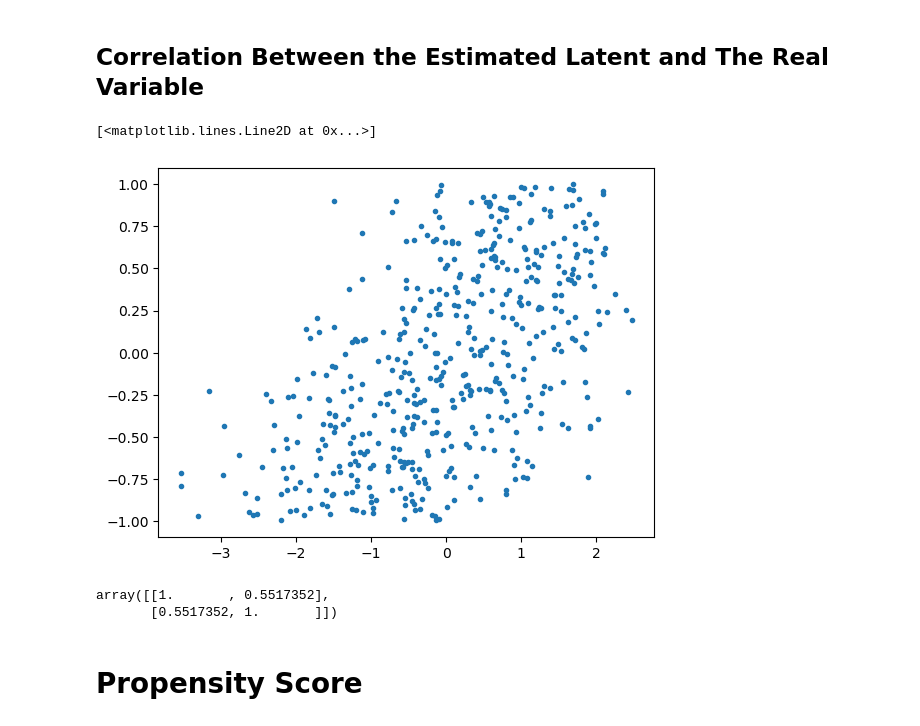
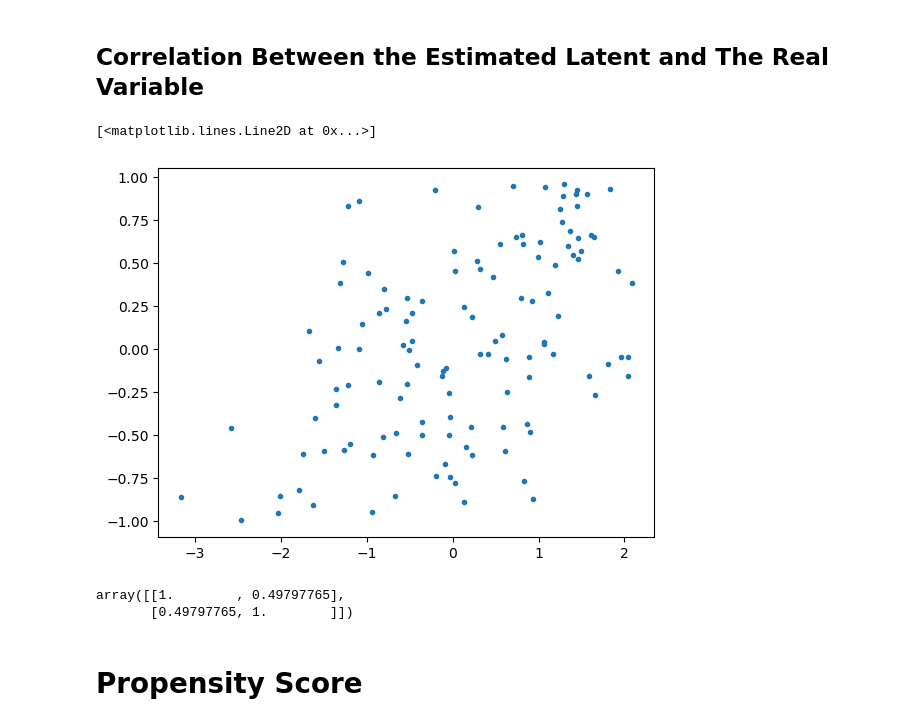
Before and after one commit to Ali-Setareh/SeqGPLVM_FEMSM, a Jupyter notebook: notebooks/model_inspection.ipynb, the cells around one changed output. Drawn from its saved outputs; the diff is of its cells as text; code cells hidden in the pictures.

```diff
--- a/notebooks/model_inspection.ipynb
+++ b/notebooks/model_inspection.ipynb
@@ -57,7 +57,7 @@ splits  = json.loads((cwd/Path(df_manifest["split_file"])).read_text(encoding="u
 train_split = splits["train_ids"]
 val_split   = splits["val_ids"] + splits["test_ids"]
 '''
-train_out = cwd / "results" / "models" / "seqgplvm" / train_id
+train_out = cwd / "results" / "models" / f"{model_name}" / train_id
 ckpt_path = latest_checkpoint_path(train_out)
 payload = load_ckpt_any(ckpt_path, map_location=device)
 manifest = json.loads((train_out / "data_ref.json").read_text(encoding="utf-8"))
@@ -73,6 +73,7 @@ with open(as_path(Path(".") / mani["split_file"]), "r", encoding="utf-8") as f:
     splits = json.load(f)
 
 train_split = splits["train_ids"]
+val_split   = splits["val_ids"] + splits["test_ids"]
 
 
 extra = payload.get("extra")
@@ -174,24 +174,25 @@ plt.show()
 ## Correlation Between the Estimated Latent and The Real Variable
 # %%
 id_col = "patient_id"  # or "patient_id"
+
 uniq_ids = df[id_col].unique()
 id2row = {pid: i for i, pid in enumerate(uniq_ids)}
-train_ids_kept = [pid for pid in train_split if pid in id2row]     # X_train's row order
+train_ids_kept = [pid for pid in val_split if pid in id2row]     # X_train's row order
 row_of = {pid: i for i, pid in enumerate(train_ids_kept)}         # pid -> row index in X_train
 
 df_train = df[df[id_col].isin(train_ids_kept)].copy()
 df_train["train_row"] = df_train[id_col].map(row_of)
 df_train = df_train.sort_values(["train_row", "t"])          # now blocks match X_train rows
 # %%
-plt.plot(param_hist["Z.q_mu"][-1].squeeze(), df_train.drop_duplicates(subset=["patient_id"]).alpha.to_numpy(), ".")
+plt.plot(param_hist["Z_val.q_mu"][-1].squeeze(), df_train.drop_duplicates(subset=["patient_id"]).alpha.to_numpy(), ".")
 # %% [output]
 [<matplotlib.lines.Line2D at 0x...>]
-[figure, old version]
+[figure, new version]
 # %%
-np.corrcoef(param_hist["Z.q_mu"][-1].squeeze(), df_train.drop_duplicates(subset=["patient_id"]).alpha.to_numpy())
+np.corrcoef(param_hist["Z_val.q_mu"][-1].squeeze(), df_train.drop_duplicates(subset=["patient_id"]).alpha.to_numpy())
 # %% [output]
-array([[1.       , 0.5517352],
-       [0.5517352, 1.       ]])
+array([[1.        , 0.49797765],
+       [0.49797765, 1.        ]])
 # %% [markdown]
 # Propensity Score
 # %%
```
Also changed, not shown: parts of 4 cells of this notebook, 4 other files.
